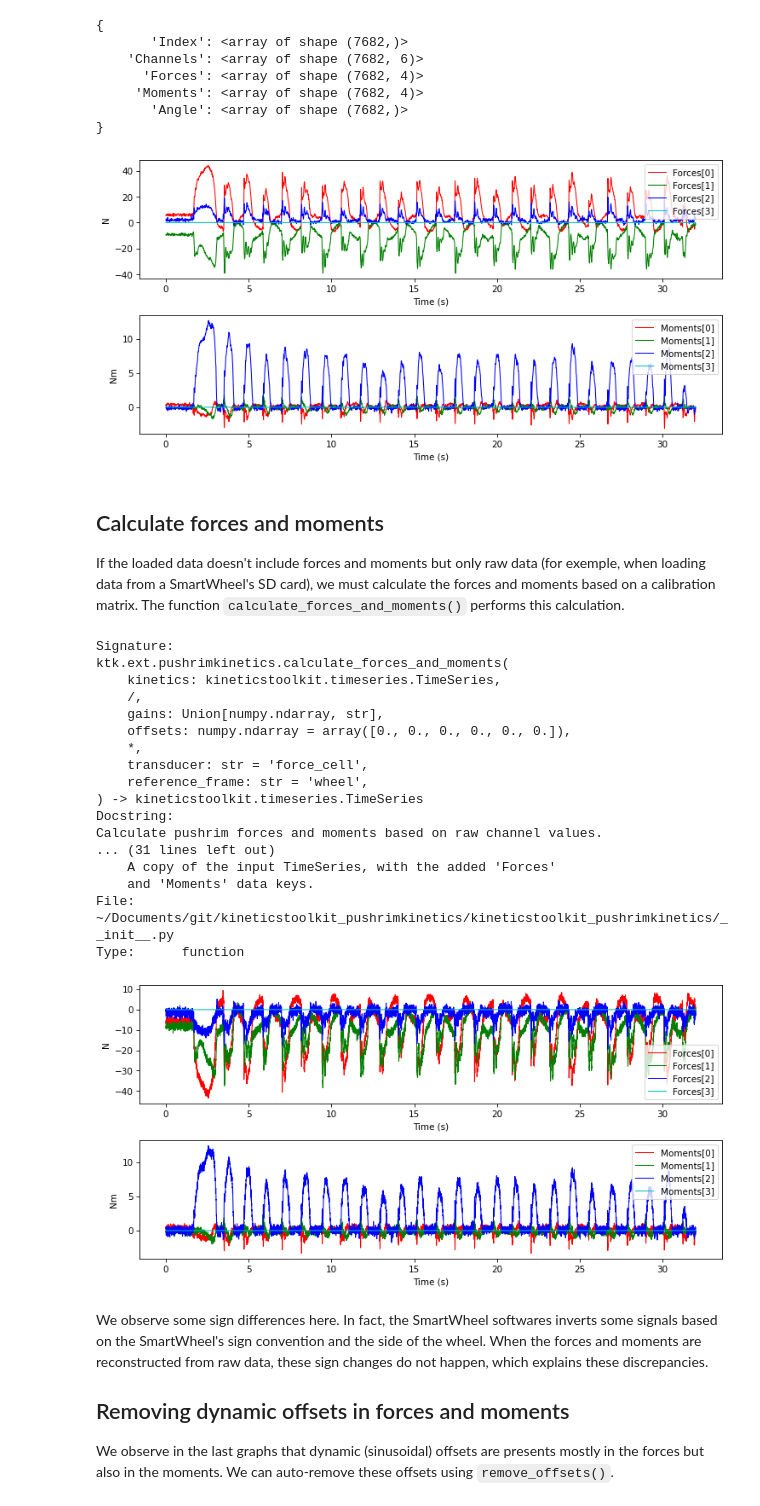
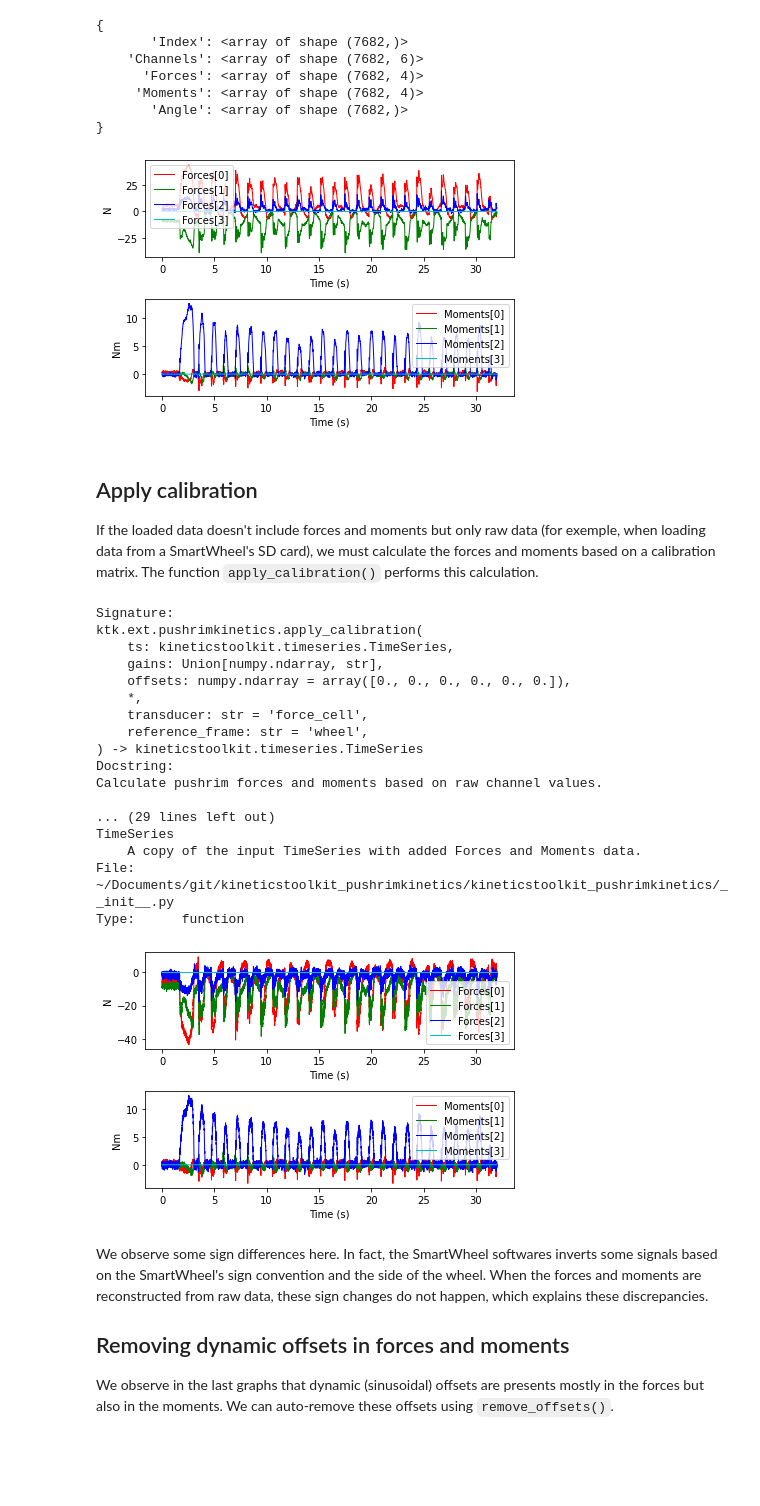
Before and after one commit to kineticstoolkit/kineticstoolkit_pushrimkinetics, a Jupyter notebook: tutorials/tutorial.ipynb, the cells around one changed output. Saved outputs shown, nothing was run; the diff lists cells and outputs as text; code cells hidden in the pictures; blank space fills up the shorter version.

```diff
--- a/tutorials/tutorial.ipynb
+++ b/tutorials/tutorial.ipynb
@@ -31,9 +28,8 @@ file_format
 File:      ~/Documents/git/kineticstoolkit_pushrimkinetics/kineticstoolkit_pushrimkinetics/__init__.py
 Type:      function
 # %%
-kinetics = ktk.ext.pushrimkinetics.read_file(
-    'pushrimkinetics_offsets_propulsion.csv',
-    file_format='smartwheel'
+kinetics = ktk.ext.pushrimkinetics.read_smartwheel(
+    'pushrimkinetics_offsets_propulsion.csv'
 )
 # %% [markdown]
 Let see what we loaded:
@@ -54,18 +50,17 @@ plt.subplot(2, 1, 2)
 kinetics.plot('Moments')
 plt.tight_layout()
 # %% [output]
-[figure, old version]
+[figure, new version]
 # %% [markdown]
-## Calculate forces and moments
+## Apply calibration
 
-If the loaded data doesn't include forces and moments but only raw data (for exemple, when loading data from a SmartWheel's SD card), we must calculate the forces and moments based on a calibration matrix. The function `calculate_forces_and_moments()` performs this calculation.
+If the loaded data doesn't include forces and moments but only raw data (for exemple, when loading data from a SmartWheel's SD card), we must calculate the forces and moments based on a calibration matrix. The function `apply_calibration()` performs this calculation.
 # %%
-ktk.ext.pushrimkinetics.calculate_forces_and_moments?
+ktk.ext.pushrimkinetics.apply_calibration?
 # %% [output]
 Signature:
-ktk.ext.pushrimkinetics.calculate_forces_and_moments(
-    kinetics: kineticstoolkit.timeseries.TimeSeries,
-    /,
+ktk.ext.pushrimkinetics.apply_calibration(
+    ts: kineticstoolkit.timeseries.TimeSeries,
     gains: Union[numpy.ndarray, str],
     offsets: numpy.ndarray = array([0., 0., 0., 0., 0., 0.]),
     *,
@@ -74,36 +69,38 @@ ktk.ext.pushrimkinetics.calculate_forces_and_moments(
 ) -> kineticstoolkit.timeseries.TimeSeries
 Docstring:
 Calculate pushrim forces and moments based on raw channel values.
-... (31 lines left out)
-    A copy of the input TimeSeries, with the added 'Forces'
-    and 'Moments' data keys.
+
+... (29 lines left out)
+TimeSeries
+    A copy of the input TimeSeries with added Forces and Moments data.
 File:      ~/Documents/git/kineticstoolkit_pushrimkinetics/kineticstoolkit_pushrimkinetics/__init__.py
 Type:      function
 # %%
 # This instrumented wheel's calibration:
 
 # Gains for the 3 forces and 3 moments, in N/channel value and Nm/channel value.
 gains = [-0.106, 0.106, 0.094, 0.022, -0.022, 0.0234999]
 
 # Offsets for the 3 forces and 3 moments
 offsets = [0., 10., 0., 0., 0., 0.]
 
 # Perform the calculation
-new_kinetics = ktk.ext.pushrimkinetics.calculate_forces_and_moments(
+new_kinetics = ktk.ext.pushrimkinetics.apply_calibration(
     kinetics,
     gains=gains,
     offsets=offsets,
     transducer='smartwheel',
-    reference_frame='hub')
+    reference_frame='hub',
+)
 
 # Plot the results
 plt.subplot(2, 1, 1)
 new_kinetics.plot('Forces')
 plt.subplot(2, 1, 2)
 new_kinetics.plot('Moments')
 plt.tight_layout()
 # %% [output]
-[figure, old version]
+[figure, new version]
 # %% [markdown]
 We observe some sign differences here. In fact, the SmartWheel softwares inverts some signals based on the SmartWheel's sign convention and the side of the wheel. When the forces and moments are reconstructed from raw data, these sign changes do not happen, which explains these discrepancies.
 
```
Also changed, not shown: parts of 10 cells of this notebook, 2 other files.
